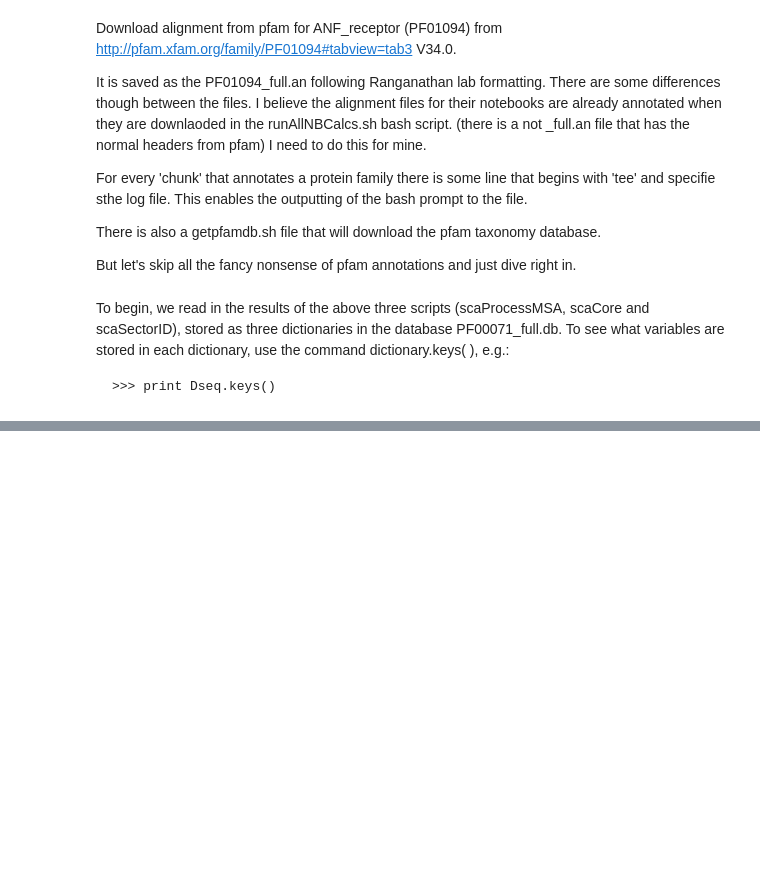
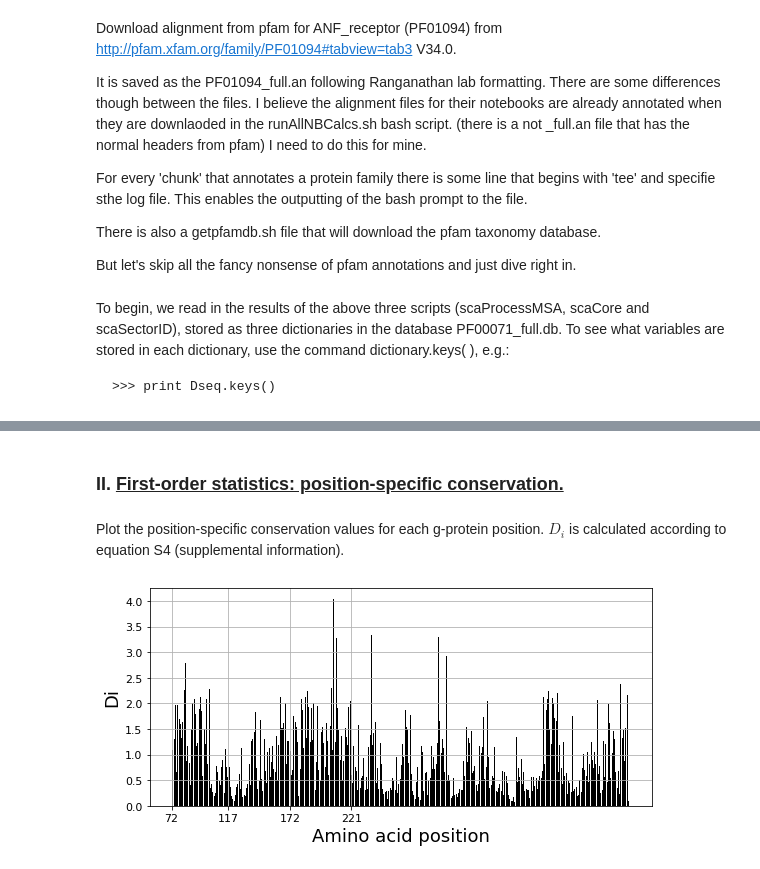
Before and after one commit to FafferMcgee/pySCA, a Jupyter notebook: notebooks/SCA_flytrap.ipynb, the cells around one changed output, grey strips where cells are left out. Saved outputs shown, nothing was run; the diff lists cells and outputs as text; code cells hidden in the pictures; blank space fills up the shorter version.

```diff
--- a/notebooks/SCA_flytrap.ipynb
+++ b/notebooks/SCA_flytrap.ipynb
@@ -42,0 +157,16 @@ Dsect = db['sector']   #the results of scaSectorID
+# %% [markdown]
+### II. <u> First-order statistics: position-specific conservation.  <u/>
+# %% [markdown]
+Plot the position-specific conservation values for each g-protein position. $D_i$ is calculated according to equation S4 (supplemental information).
+# %%
+fig, axs = plt.subplots(1,1, figsize=(9,4))
+xvals = [i+1 for i in range(len(Dsca['Di']))]
+xticks = [0,45,95,144]
+plt.bar(xvals,Dsca['Di'], color='k')
+plt.tick_params(labelsize=11); plt.grid()
+axs.set_xticks(xticks);
+labels = [Dseq['ats'][k] for k in xticks]
+axs.set_xticklabels(labels);
+plt.xlabel('Amino acid position', fontsize=18); plt.ylabel('Di', fontsize=18);
+# %% [output]
+[figure, added]
```
Also changed, not shown: parts of 34 cells of this notebook, 8 other files.
